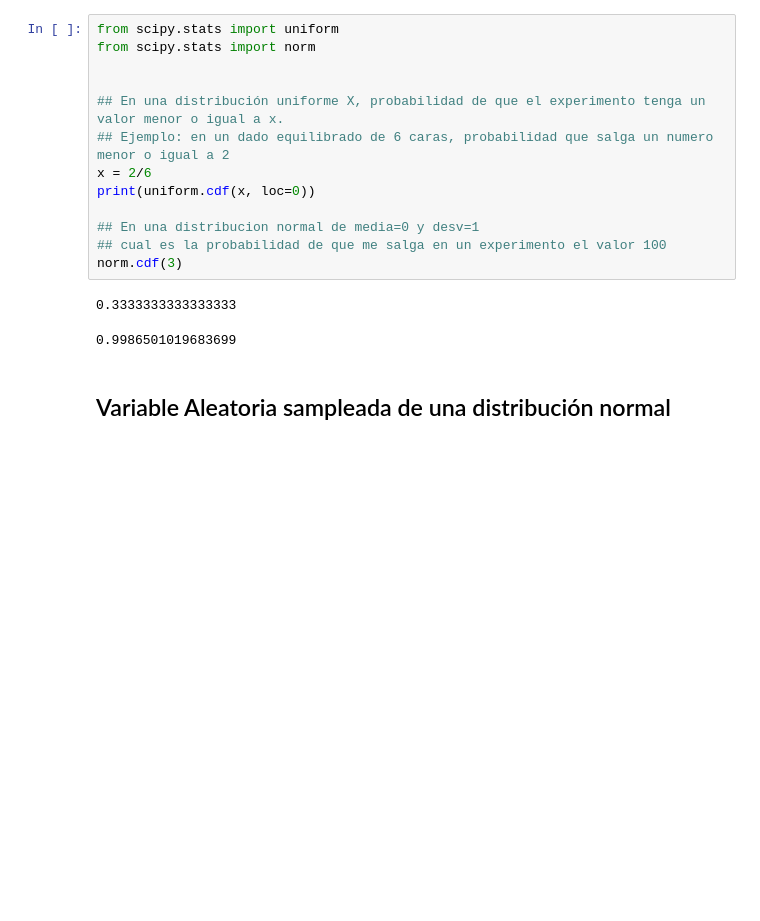
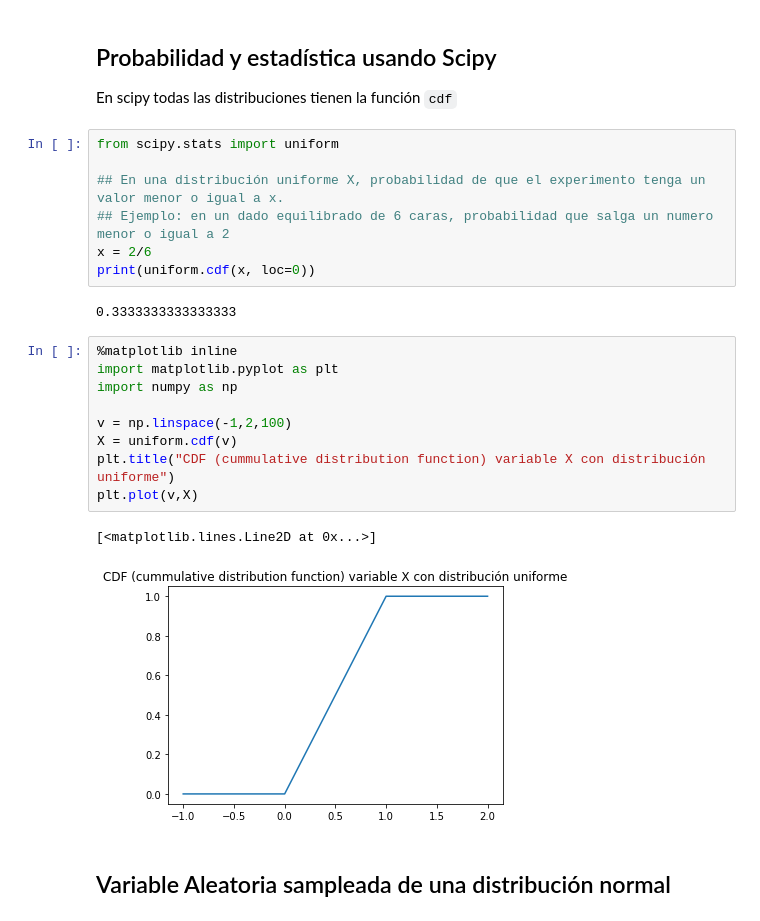
Before and after one commit to olmocorell/probability, a Jupyter notebook: 2-random-variables.ipynb, the cells around one changed output. Drawn from its saved outputs; the diff is of its cells as text; blank space fills up the shorter version.

```diff
--- a/2-random-variables.ipynb
+++ b/2-random-variables.ipynb
@@ -28,19 +55,28 @@ En scipy todas las distribuciones tienen la función `cdf`
+# %% [markdown]
+## Probabilidad y estadística usando Scipy
+
+En scipy todas las distribuciones tienen la función `cdf`
 # %%
 from scipy.stats import uniform
-from scipy.stats import norm
-
 
 ## En una distribución uniforme X, probabilidad de que el experimento tenga un valor menor o igual a x.
 ## Ejemplo: en un dado equilibrado de 6 caras, probabilidad que salga un numero menor o igual a 2
 x = 2/6
 print(uniform.cdf(x, loc=0))
-
-## En una distribucion normal de media=0 y desv=1
-## cual es la probabilidad de que me salga en un experimento el valor 100
-norm.cdf(3)
 # %% [output]
 0.3333333333333333
-0.9986501019683699
+# %%
+%matplotlib inline
+import matplotlib.pyplot as plt
+import numpy as np
+
+v = np.linspace(-1,2,100)
+X = uniform.cdf(v)
+plt.title("CDF (cummulative distribution function) variable X con distribución uniforme")
+plt.plot(v,X)
+# %% [output]
+[<matplotlib.lines.Line2D at 0x...>]
+[figure, added]
 # %% [markdown]
 ## Variable Aleatoria sampleada de una distribución normal
 # %%
```
Also changed, not shown: parts of 17 cells of this notebook, 4 other files.
